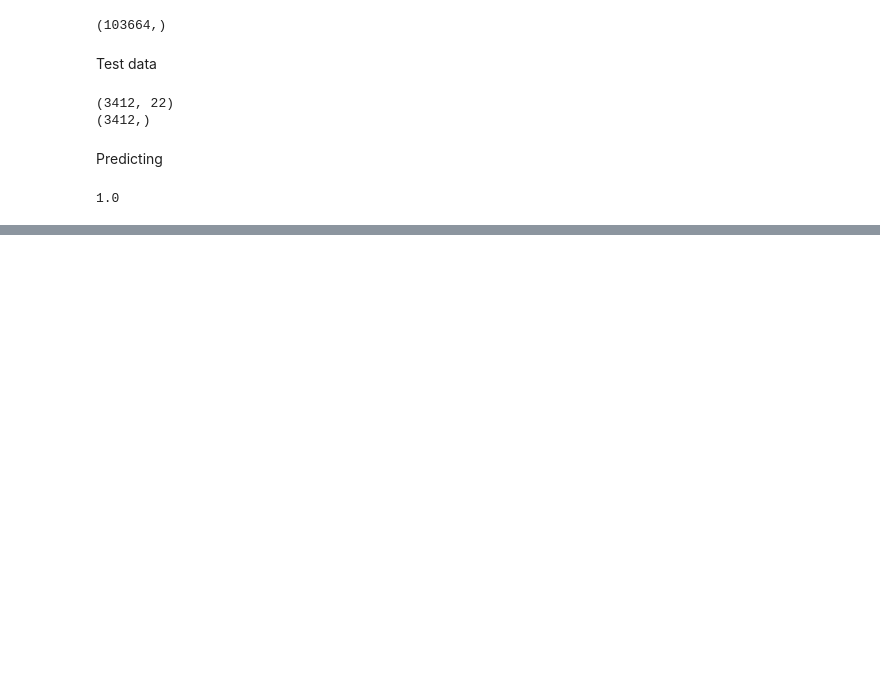
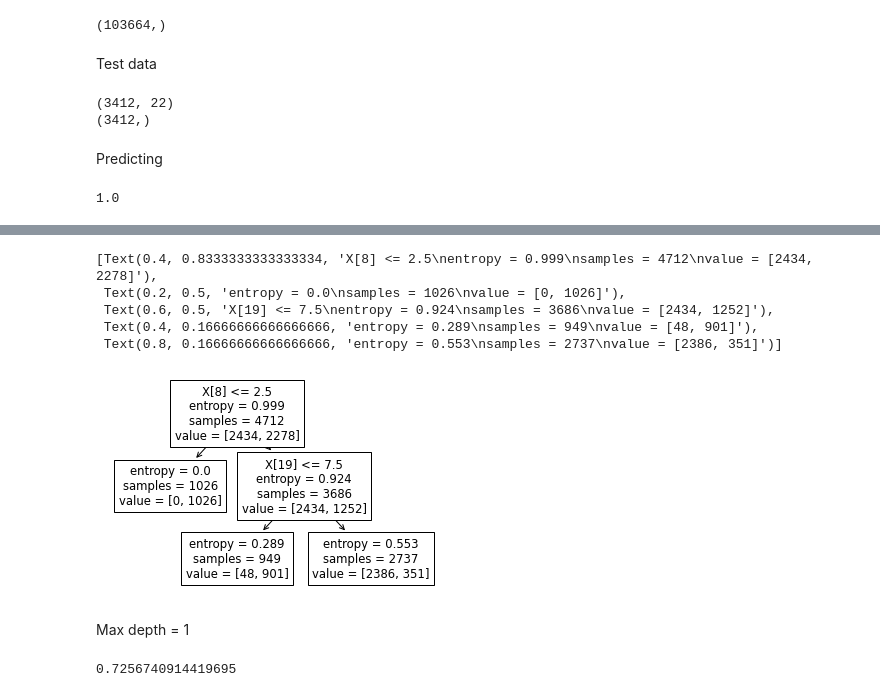
Before and after one commit to Jinwoo-Kwak/AI-Camp, a Jupyter notebook: ML_Intro/Mushroom_Tree_Library.ipynb, the cells around one changed output, grey strips where cells are left out. Saved outputs shown, nothing was run; the diff lists cells and outputs as text; code cells hidden in the pictures; blank space fills up the shorter version.

```diff
--- a/ML_Intro/Mushroom_Tree_Library.ipynb
+++ b/ML_Intro/Mushroom_Tree_Library.ipynb
@@ -93,0 +175,3 @@ tree.plot_tree(clf)
+# %%
+clf = tree.DecisionTreeClassifier(criterion='entropy',max_depth=2)
+clf = clf.fit(X_train, Y_train)
@@ -93,0 +182,11 @@ tree.plot_tree(clf)
+# %%
+tree.plot_tree(clf)
+# %% [output]
+[Text(0.4, 0.8333333333333334, 'X[8] <= 2.5\nentropy = 0.999\nsamples = 4712\nvalue = [2434, 2278]'),
+ Text(0.2, 0.5, 'entropy = 0.0\nsamples = 1026\nvalue = [0, 1026]'),
+ Text(0.6, 0.5, 'X[19] <= 7.5\nentropy = 0.924\nsamples = 3686\nvalue = [2434, 1252]'),
+ Text(0.4, 0.16666666666666666, 'entropy = 0.289\nsamples = 949\nvalue = [48, 901]'),
+ Text(0.8, 0.16666666666666666, 'entropy = 0.553\nsamples = 2737\nvalue = [2386, 351]')]
+[figure, added]
+# %% [markdown]
+Max depth = 1
@@ -93,0 +196,4 @@ tree.plot_tree(clf)
+# %%
+clf.score(X_test,Y_test)
+# %% [output]
+0.7256740914419695
```
Also changed, not shown: parts of 17 cells of this notebook.
